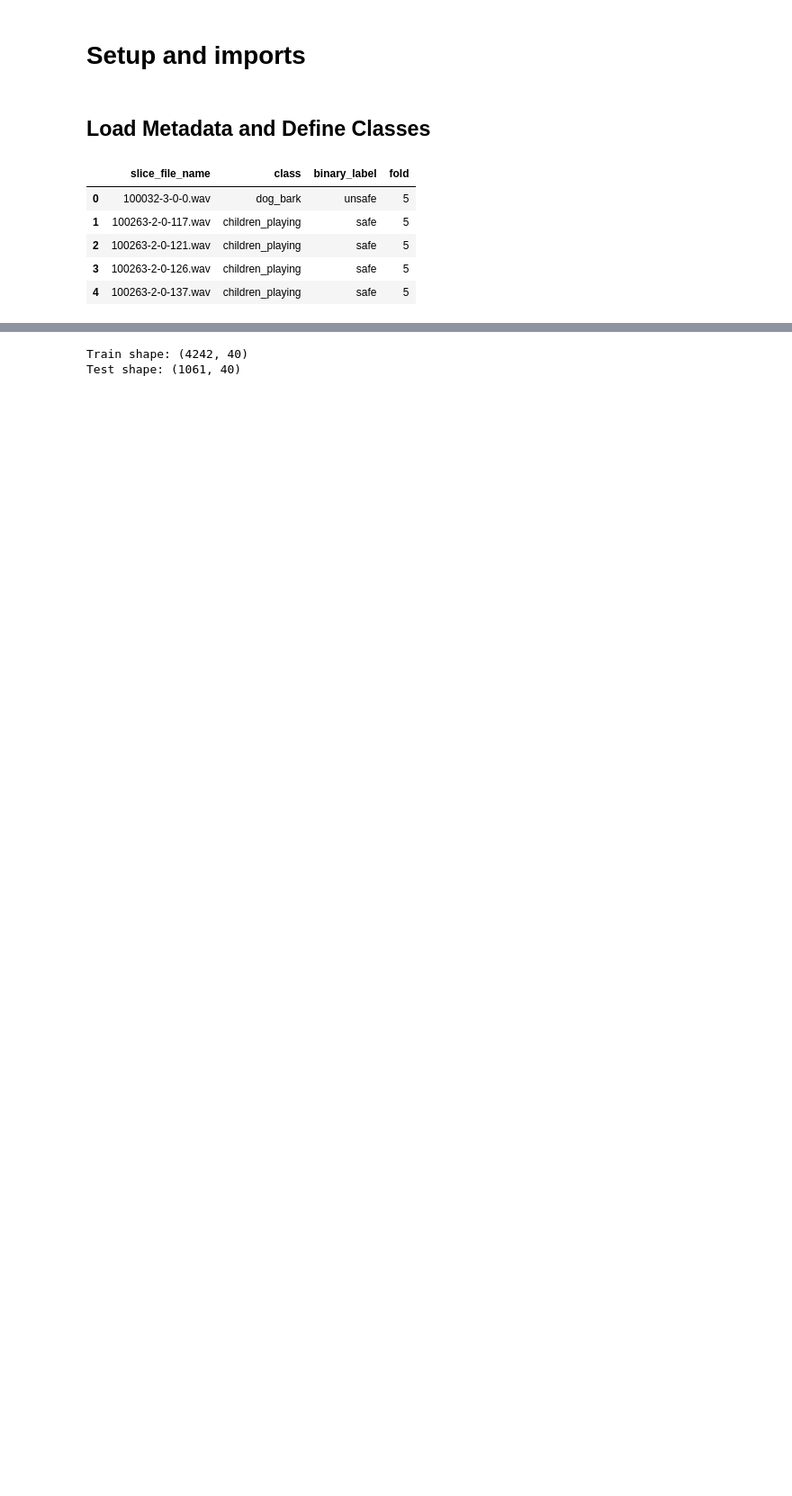
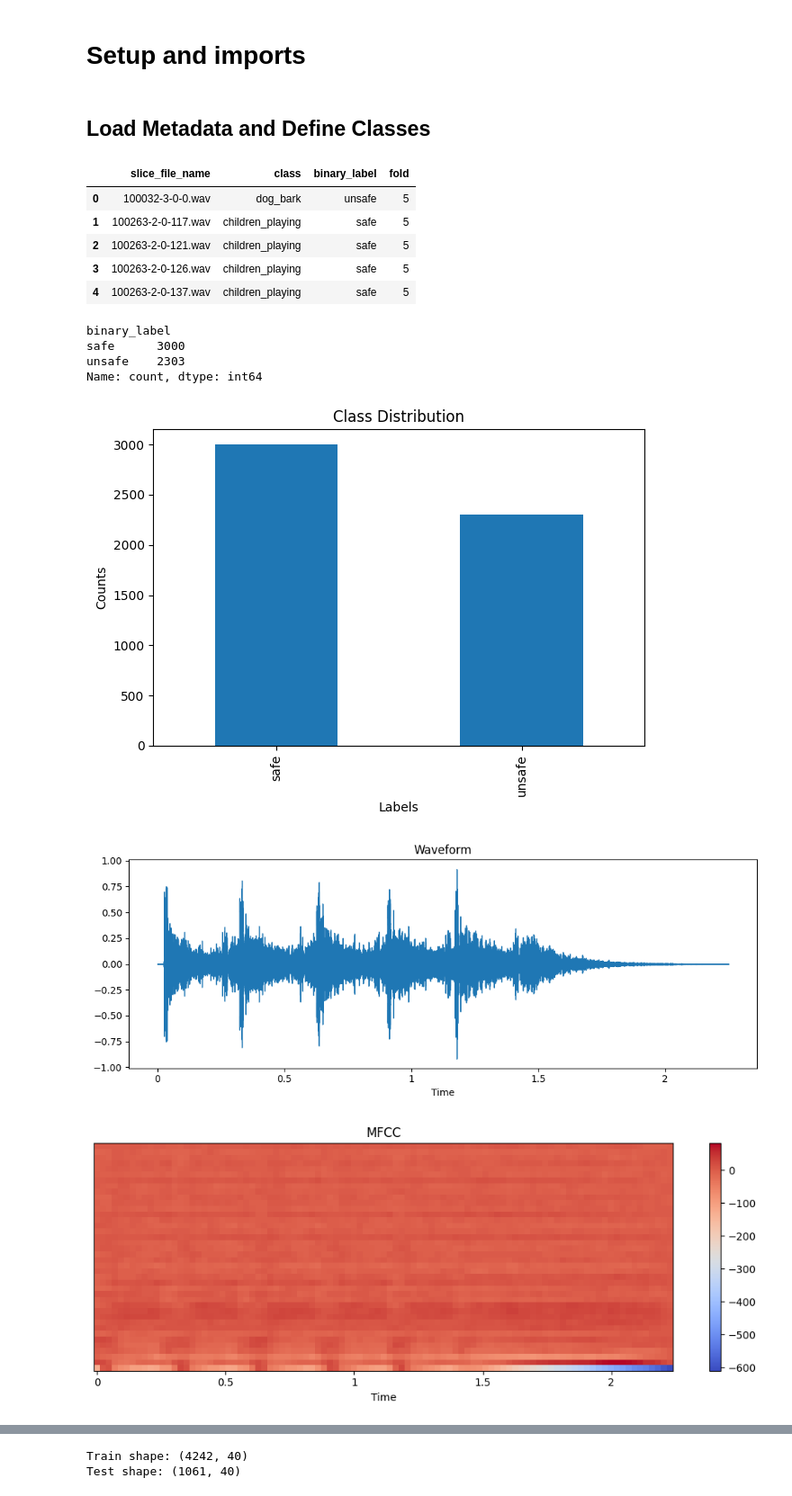
Before and after one commit to NeginAz/Public_Safety_Sound_Classifier, a Jupyter notebook: pipeline.ipynb, the cells around one changed output, grey strips where cells are left out. Shown: that part at 90% size. Drawn from its saved outputs; the diff is of its cells as text; code cells hidden in the pictures; blank space fills up the shorter version.

```diff
--- a/pipeline.ipynb
+++ b/pipeline.ipynb
@@ -41,6 +41,47 @@ metadata[['slice_file_name', 'class', 'binary_label', 'fold']].head()
 | 2 | 100263-2-0-121.wav | children_playing | safe | 5 |
 | 3 | 100263-2-0-126.wav | children_playing | safe | 5 |
 | 4 | 100263-2-0-137.wav | children_playing | safe | 5 |
+# %%
+import os
+import pandas as pd
+import librosa
+import matplotlib.pyplot as plt
+import librosa.display
+
+# Load metadata
+print(metadata['binary_label'].value_counts())
+
+# Plot class distribution
+metadata['binary_label'].value_counts().plot(kind='bar', title='Class Distribution')
+plt.xlabel("Labels")
+plt.ylabel("Counts")
+plt.tight_layout()
+plt.show()
+
+# Plot a sample waveform and spectrogram
+sample_path = 'data/fold1/7061-6-0-0.wav'
+y, sr = librosa.load(sample_path)
+plt.figure(figsize=(10, 4))
+librosa.display.waveshow(y, sr=sr)
+plt.title("Waveform")
+plt.tight_layout()
+plt.show()
+
+mfcc = librosa.feature.mfcc(y=y, sr=sr, n_mfcc=40)
+plt.figure(figsize=(10, 4))
+librosa.display.specshow(mfcc, sr=sr, x_axis='time')
+plt.colorbar()
+plt.title("MFCC")
+plt.tight_layout()
+plt.show()
+# %% [output]
+binary_label
+safe      3000
+unsafe    2303
+Name: count, dtype: int64
+[figure, added]
+[figure, added]
+[figure, added]
 # %%
 import librosa
 import numpy as np
```
Also changed, not shown: parts of 9 cells of this notebook, 4 other files.
